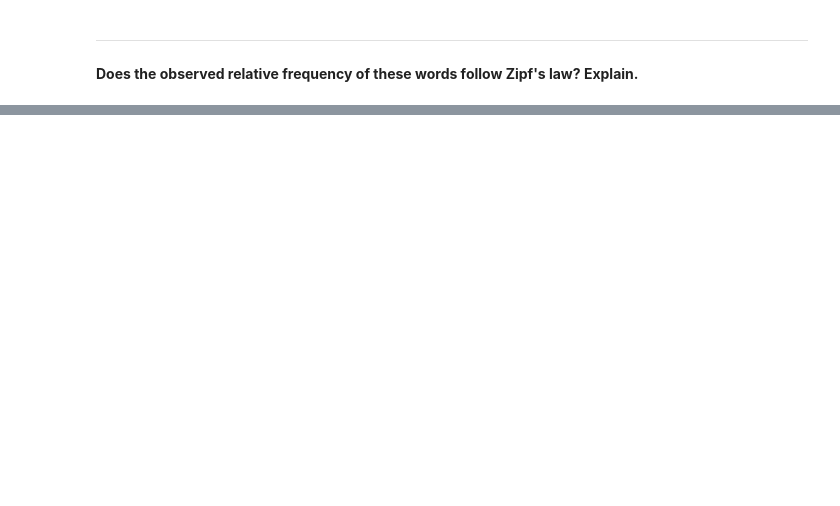
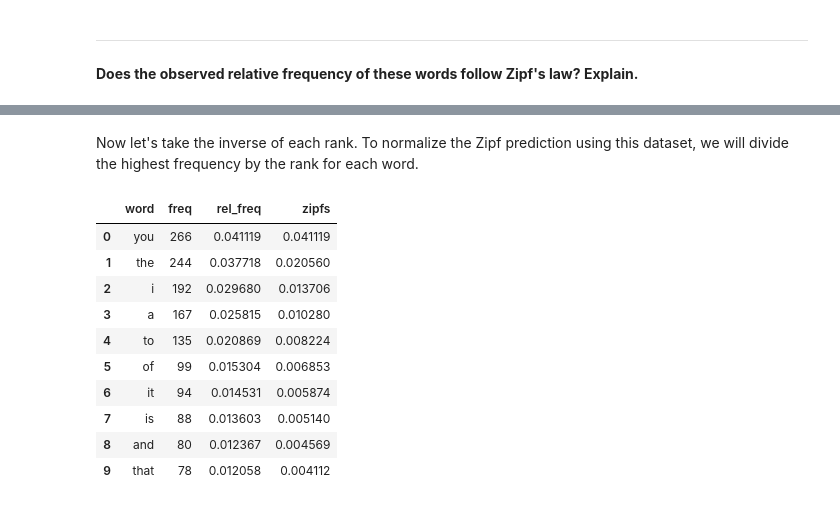
Before and after one commit to addsding/cuny-data620, a Jupyter notebook: week4_part2/Week4_Part2.ipynb, the cells around one changed output, grey strips where cells are left out. Saved outputs shown, nothing was run; the diff lists cells and outputs as text; code cells hidden in the pictures; blank space fills up the shorter version.

```diff
--- a/week4_part2/Week4_Part2.ipynb
+++ b/week4_part2/Week4_Part2.ipynb
@@ -285,0 +295,22 @@ plt.show()
+# %% [markdown]
+Now let's take the inverse of each rank. To normalize the Zipf prediction using this dataset, we will divide the highest frequency by the rank for each word.
+# %%
+# calculating zipf prediction for each word
+zipfs = [highest_200_df['rel_freq'][0] / rank for rank in ranks]
+
+# add to data frame of frequencies
+highest_200_df['zipfs'] = zipfs
+
+highest_200_df.head(10)
+# %% [output]
+|  | word | freq | rel_freq | zipfs |
+| 0 | you | 266 | 0.041119 | 0.041119 |
+| 1 | the | 244 | 0.037718 | 0.020560 |
+| 2 | i | 192 | 0.029680 | 0.013706 |
+| 3 | a | 167 | 0.025815 | 0.010280 |
+| 4 | to | 135 | 0.020869 | 0.008224 |
+| 5 | of | 99 | 0.015304 | 0.006853 |
+| 6 | it | 94 | 0.014531 | 0.005874 |
+| 7 | is | 88 | 0.013603 | 0.005140 |
+| 8 | and | 80 | 0.012367 | 0.004569 |
+| 9 | that | 78 | 0.012058 | 0.004112 |
```
Also changed, not shown: parts of 18 cells of this notebook.
